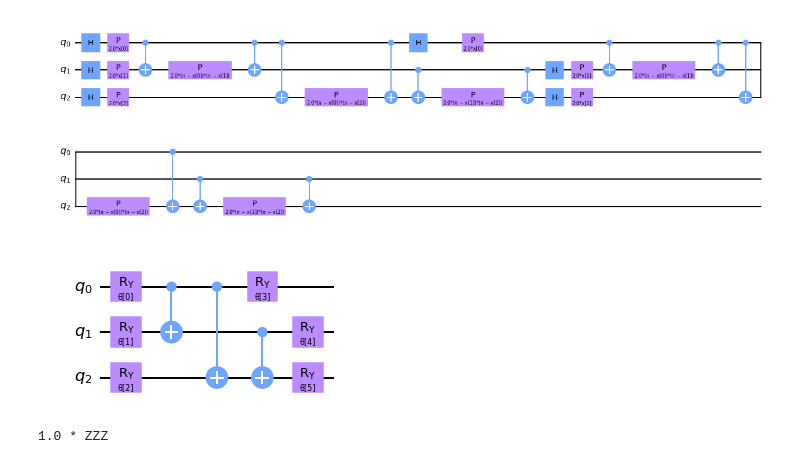
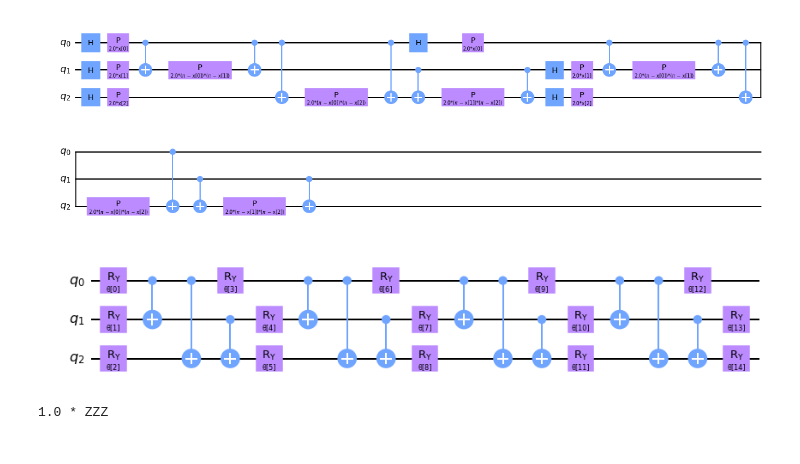
Before and after one commit to mrdobson/SENSIP_2021_REU, a Jupyter notebook: jpnb/mnist_qnn_proto.ipynb, the cells around one changed output. Saved outputs shown, nothing was run; the diff lists cells and outputs as text; code cells hidden in the pictures.

```diff
--- a/jpnb/mnist_qnn_proto.ipynb
+++ b/jpnb/mnist_qnn_proto.ipynb
@@ -173,10 +118,10 @@ fm.draw(output='mpl')
 [figure]
 # %%
 # RealAmplitudes is used as an ansatz for ML, heuristic trial wave func
-ansatz = RealAmplitudes(num_inputs, reps=1)
+ansatz = RealAmplitudes(num_inputs, reps=4)
 ansatz.draw(output='mpl')
 # %% [output]
-[figure, old version]
+[figure, new version]
 # %%
 # define observable
 observable = PauliSumOp.from_list([('Z'*num_inputs, 1)])
```
Also changed, not shown: parts of 15 cells of this notebook.
